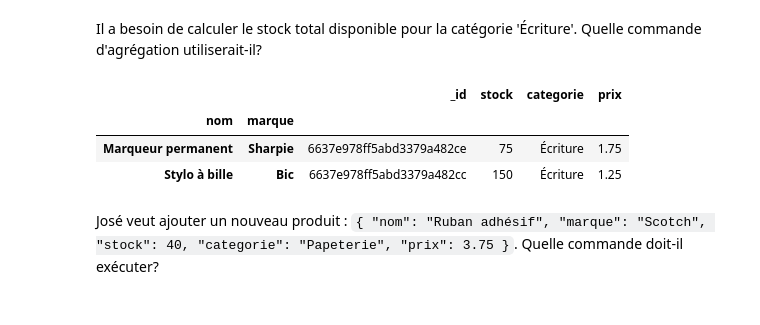
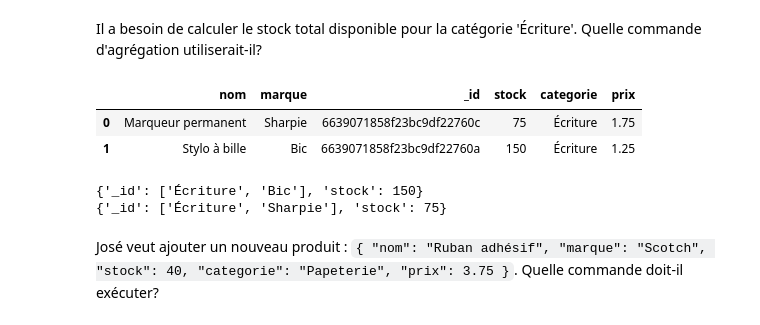
Before and after one commit to barrmath/mongo_db_py, a Jupyter notebook: mongodb_test.ipynb, the cells around one changed output. Drawn from its saved outputs; the diff is of its cells as text; code cells hidden in the pictures.

Commit message:
ajout de version pure mongodb

```diff
--- a/mongodb_test.ipynb
+++ b/mongodb_test.ipynb
@@ -117,12 +117,25 @@ Il a besoin de calculer le stock total disponible pour la catégorie 'Écriture'
 commande d'agrégation utiliserait-il?
 # %%
 mongodf = pd.DataFrame(list(collection_jose.find()))
-mongodf[mongodf['categorie']=='Écriture'].groupby(by=['nom','marque']).sum()
+mongodf[mongodf['categorie']=='Écriture'].groupby(by=['nom','marque']).sum().reset_index()
 # %% [output]
-|  |  | _id | stock | categorie | prix |
-| nom | marque |  |  |  |  |
-| Marqueur permanent | Sharpie | 6637e978ff5abd3379a482ce | 75 | Écriture | 1.75 |
-| Stylo à bille | Bic | 6637e978ff5abd3379a482cc | 150 | Écriture | 1.25 |
+|  | nom | marque | _id | stock | categorie | prix |
+| 0 | Marqueur permanent | Sharpie | 6639071858f23bc9df22760c | 75 | Écriture | 1.75 |
+| 1 | Stylo à bille | Bic | 6639071858f23bc9df22760a | 150 | Écriture | 1.25 |
+# %%
+# aggrégation version mongo
+cursor_agreg = collection_jose.aggregate([
+    {"$match" :{"categorie":"Écriture"}},
+    {"$group": {"_id": ("$categorie","$marque"),
+              "stock": {'$sum':'$stock'}}
+    }
+])
+
+for line in cursor_agreg:
+    print(line)
+# %% [output]
+{'_id': ['Écriture', 'Bic'], 'stock': 150}
+{'_id': ['Écriture', 'Sharpie'], 'stock': 75}
 # %% [markdown]
 José veut ajouter un nouveau produit : `{ "nom": "Ruban adhésif", "marque": "Scotch",
 "stock": 40, "categorie": "Papeterie", "prix": 3.75 }`. Quelle commande doit-il exécuter?
```
Also changed, not shown: parts of 13 cells of this notebook.
